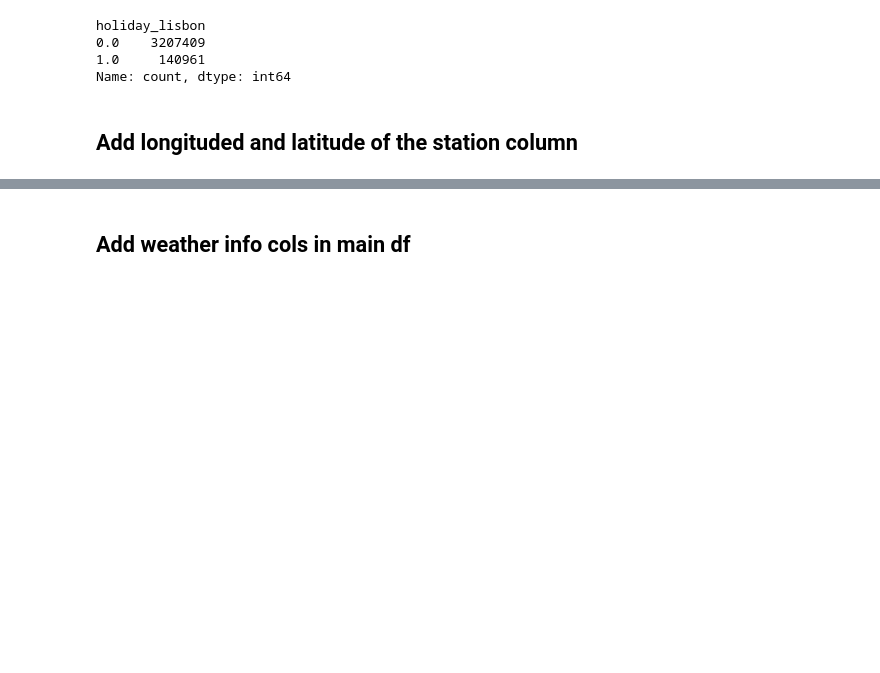
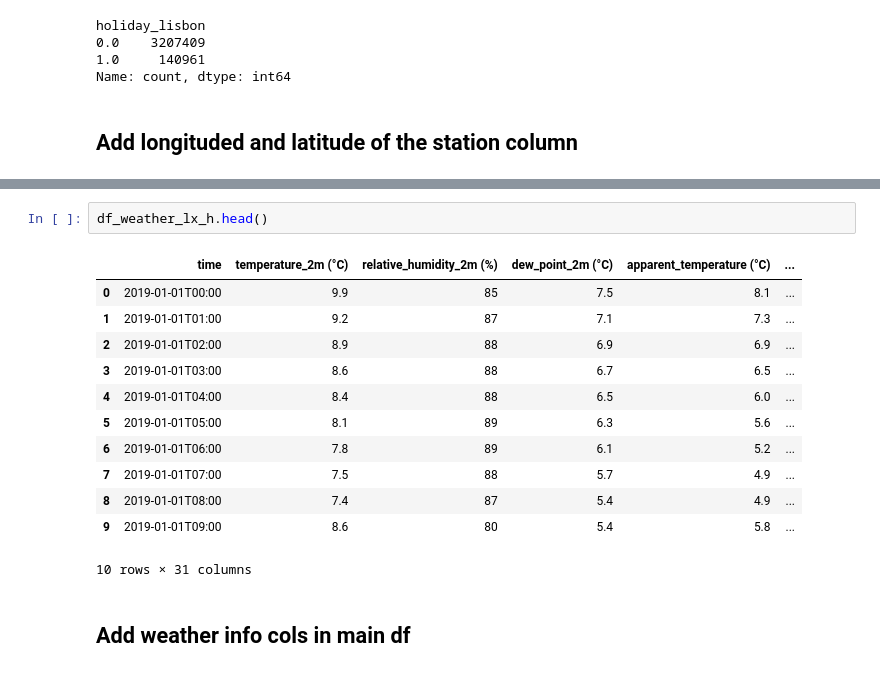
Before and after one commit to jvanalytics/ist_dash_2024_rec, a Jupyter notebook: time_series_forecasting/dataset_1/_0_gira_pre_processing.ipynb, the cells around one changed output, grey strips where cells are left out. Saved outputs shown, nothing was run; the diff lists cells and outputs as text; blank space fills up the shorter version.

```diff
--- a/time_series_forecasting/dataset_1/_0_gira_pre_processing.ipynb
+++ b/time_series_forecasting/dataset_1/_0_gira_pre_processing.ipynb
@@ -235,2 +261,17 @@ Name: count, dtype: int64
+# %%
+df_weather_lx_h.head()
+# %% [output]
+|  | time | temperature_2m (°C) | relative_humidity_2m (%) | dew_point_2m (°C) | apparent_temperature (°C) | ... |
+| 0 | 2019-01-01T00:00 | 9.9 | 85 | 7.5 | 8.1 | ... |
+| 1 | 2019-01-01T01:00 | 9.2 | 87 | 7.1 | 7.3 | ... |
+| 2 | 2019-01-01T02:00 | 8.9 | 88 | 6.9 | 6.9 | ... |
+| 3 | 2019-01-01T03:00 | 8.6 | 88 | 6.7 | 6.5 | ... |
+| 4 | 2019-01-01T04:00 | 8.4 | 88 | 6.5 | 6.0 | ... |
+| 5 | 2019-01-01T05:00 | 8.1 | 89 | 6.3 | 5.6 | ... |
+| 6 | 2019-01-01T06:00 | 7.8 | 89 | 6.1 | 5.2 | ... |
+| 7 | 2019-01-01T07:00 | 7.5 | 88 | 5.7 | 4.9 | ... |
+| 8 | 2019-01-01T08:00 | 7.4 | 87 | 5.4 | 4.9 | ... |
+| 9 | 2019-01-01T09:00 | 8.6 | 80 | 5.4 | 5.8 | ... |
+10 rows × 31 columns
 # %% [markdown]
 ## Add weather info cols in main df
```
Also changed, not shown: parts of 18 cells of this notebook.
